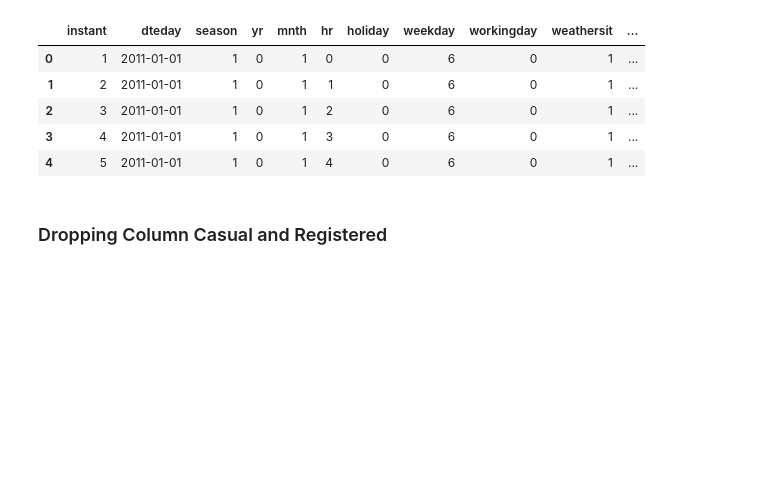
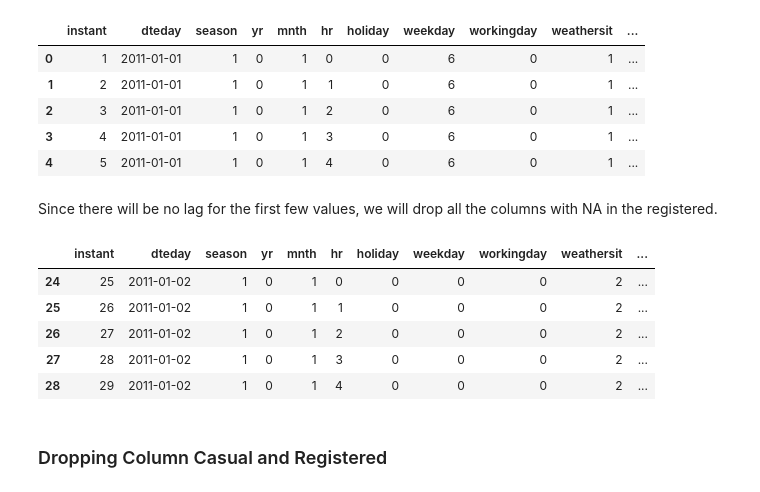
Before and after one commit to victorvu14/Victor_Vu_Dask, a Jupyter notebook: VictorVu_Dask.ipynb, the cells around one changed output. Cells and saved outputs as stored; diff of their text form; code cells hidden in the pictures; blank space fills up the shorter version.

```diff
--- a/VictorVu_Dask.ipynb
+++ b/VictorVu_Dask.ipynb
@@ -192,6 +192,18 @@ data.head()
 | 2 | 3 | 2011-01-01 | 1 | 0 | 1 | 2 | 0 | 6 | 0 | 1 | ... |
 | 3 | 4 | 2011-01-01 | 1 | 0 | 1 | 3 | 0 | 6 | 0 | 1 | ... |
 | 4 | 5 | 2011-01-01 | 1 | 0 | 1 | 4 | 0 | 6 | 0 | 1 | ... |
+# %% [markdown]
+Since there will be no lag for the first few values, we will drop all the columns with NA in the registered.
+# %%
+data =data.dropna(how = 'any')
+data.head()
+# %% [output]
+|  | instant | dteday | season | yr | mnth | hr | holiday | weekday | workingday | weathersit | ... |
+| 24 | 25 | 2011-01-02 | 1 | 0 | 1 | 0 | 0 | 0 | 0 | 2 | ... |
+| 25 | 26 | 2011-01-02 | 1 | 0 | 1 | 1 | 0 | 0 | 0 | 2 | ... |
+| 26 | 27 | 2011-01-02 | 1 | 0 | 1 | 2 | 0 | 0 | 0 | 2 | ... |
+| 27 | 28 | 2011-01-02 | 1 | 0 | 1 | 3 | 0 | 0 | 0 | 2 | ... |
+| 28 | 29 | 2011-01-02 | 1 | 0 | 1 | 4 | 0 | 0 | 0 | 2 | ... |
 # %% [markdown]
 ### Dropping Column Casual and Registered
 # %%
```
Also changed, not shown: parts of 22 cells of this notebook.
